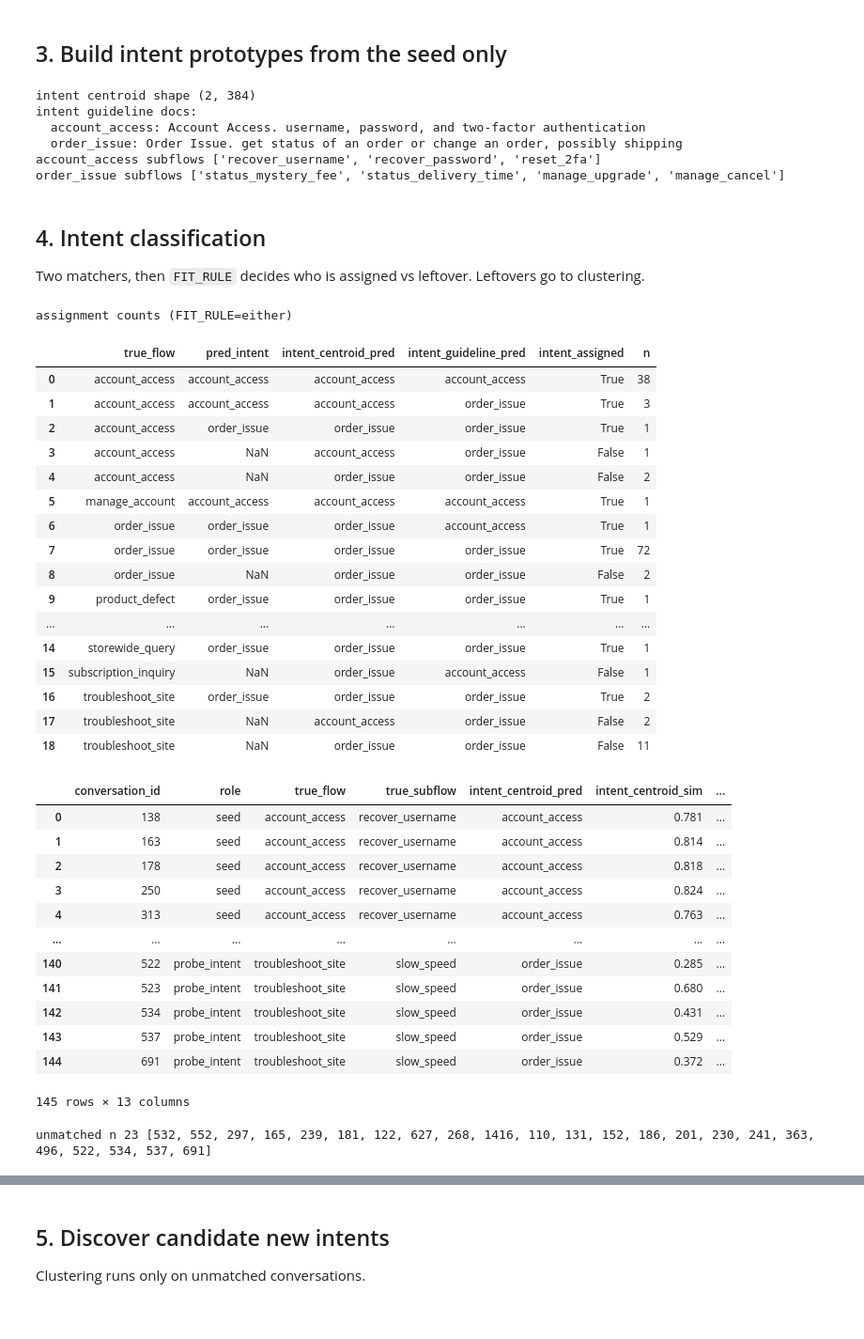
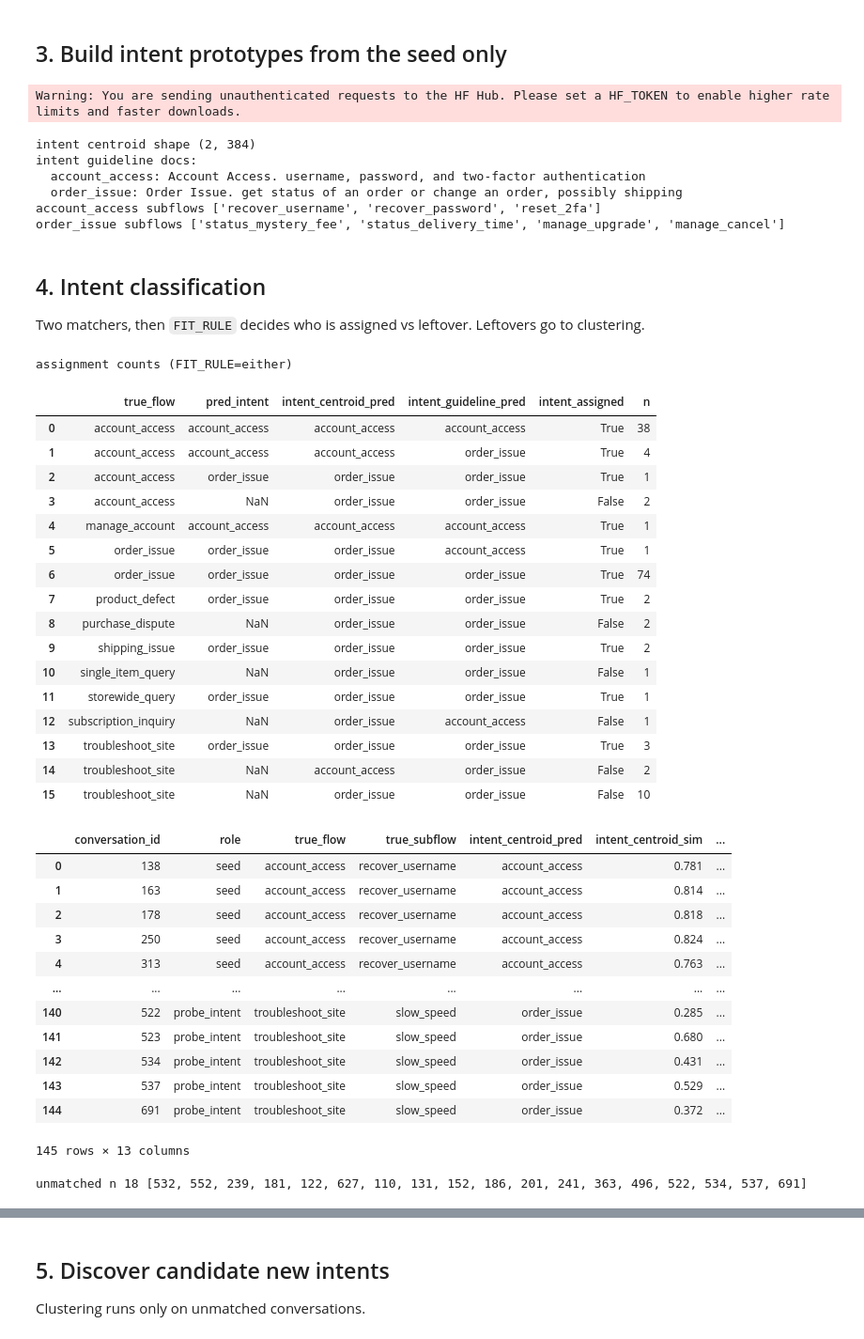
Before and after one commit to doc1000/fresh-skills, a Jupyter notebook: notebooks/scratch_multi_intent_eda_working.ipynb, the cells around one changed output, grey strips where cells are left out. Shown at 94% size. Saved outputs shown, nothing was run; the diff lists cells and outputs as text; code cells hidden in the pictures.

```diff
--- a/notebooks/scratch_multi_intent_eda_working.ipynb
+++ b/notebooks/scratch_multi_intent_eda_working.ipynb
@@ -456,7 +351,7 @@ week_emb = embed_items(week_items)
 seed_emb = embed_items(seed_items)
 
 intent_centroid = centroid_matrix(
-    seed_items, lambda c: c["scenario"]["flow"], INTENT_NAMES
+    seed_emb, [c["scenario"]["flow"] for c in seed_items], INTENT_NAMES
 )
 intent_guideline = embed_texts([guideline_intent_doc(flow) for flow in INTENT_NAMES])
 
@@ -470,34 +365,44 @@ subflow_guideline: dict[str, np.ndarray] = {}
 for flow, subflows in SEED_SUBFLOWS.items():
     seeded = [c for c in seed_items if c["scenario"]["flow"] == flow]
     subflow_centroid[flow] = centroid_matrix(
-        seeded, lambda c: c["scenario"]["subflow"], subflows
+        embed_items(seeded),
+        [c["scenario"]["subflow"] for c in seeded],
+        subflows,
     )
     subflow_guideline[flow] = embed_texts(
         [guideline_subflow_doc(flow, sf) for sf in subflows]
     )
     print(flow, "subflows", subflows)
 # %% [output]
-intent centroid shape (2, 384)
-intent guideline docs:
-  account_access: Account Access. username, password, and two-factor authentication
-  order_issue: Order Issue. get status of an order or change an order, possibly shipping
-account_access subflows ['recover_username', 'recover_password', 'reset_2fa']
-order_issue subflows ['status_mystery_fee', 'status_delivery_time', 'manage_upgrade', 'manage_cancel']
+Warning: You are sending unauthenticated requests to the HF Hub. Please set a HF_TOKEN to enable higher rate limits and faster downloads.
+intent centroid shape (2, 384)
+intent guideline docs:
+  account_access: Account Access. username, password, and two-factor authentication
+  order_issue: Order Issue. get status of an order or change an order, possibly shipping
+account_access subflows ['recover_username', 'recover_password', 'reset_2fa']
+order_issue subflows ['status_mystery_fee', 'status_delivery_time', 'manage_upgrade', 'manage_cancel']
 # %% [markdown]
 ## 4. Intent classification
 
 Two matchers, then `FIT_RULE` decides who is assigned vs leftover. Leftovers go to clustering.
 # %%
-intent_c = classify_against(week_emb, intent_centroid, INTENT_NAMES)
-intent_g = classify_against(week_emb, intent_guideline, INTENT_NAMES)
-intent_c = intent_c.add_prefix("intent_centroid_")
-intent_g = intent_g.add_prefix("intent_guideline_")
+intent_c = matches_frame(
+    classify_against(week_emb, intent_centroid, INTENT_NAMES, min_sim=MIN_SIM, min_margin=MIN_MARGIN),
+    "intent_centroid_",
+)
+intent_g = matches_frame(
+    classify_against(week_emb, intent_guideline, INTENT_NAMES, min_sim=MIN_SIM, min_margin=MIN_MARGIN),
+    "intent_guideline_",
+)
 
 intent_df = inventory.copy()
 intent_df = pd.concat([intent_df.reset_index(drop=True), intent_c, intent_g], axis=1)
-intent_df["intent_assigned"] = apply_fit_rule(
-    intent_df["intent_centroid_fits"], intent_df["intent_guideline_fits"]
-)
+intent_df["intent_assigned"] = [
+    apply_fit_rule(bool(centroid_fits), bool(guideline_fits), FIT_RULE)
+    for centroid_fits, guideline_fits in zip(
+        intent_df["intent_centroid_fits"], intent_df["intent_guideline_fits"]
+    )
+]
 intent_df["pred_intent"] = [
     resolve_label(
         bool(r.intent_centroid_fits),
@@ -506,6 +411,7 @@ intent_df["pred_intent"] = [
         bool(r.intent_guideline_fits),
         r.intent_guideline_pred,
         r.intent_guideline_sim,
+        FIT_RULE,
     )
     for r in intent_df.itertuples()
 ]
@@ -519,48 +425,48 @@ display(
     .size()
     .reset_index(name="n")
 )
 display(
     intent_df[
         [
             "conversation_id",
             "role",
             "true_flow",
             "true_subflow",
             "intent_centroid_pred",
             "intent_centroid_sim",
             "intent_centroid_margin",
             "intent_centroid_fits",
             "intent_guideline_pred",
             "intent_guideline_sim",
             "intent_guideline_margin",
             "intent_guideline_fits",
             "pred_intent",
         ]
     ]
 )
 
 unmatched_ids = intent_df.loc[~intent_df["intent_assigned"], "conversation_id"].tolist()
 unmatched_items = [by_id[i] for i in unmatched_ids]
 print("unmatched n", len(unmatched_ids), unmatched_ids)
 # %% [output]
 assignment counts (FIT_RULE=either)
 |  | true_flow | pred_intent | intent_centroid_pred | intent_guideline_pred | intent_assigned | n |
 | 0 | account_access | account_access | account_access | account_access | True | 38 |
-| 1 | account_access | account_access | account_access | order_issue | True | 3 |
+| 1 | account_access | account_access | account_access | order_issue | True | 4 |
 | 2 | account_access | order_issue | order_issue | order_issue | True | 1 |
-| 3 | account_access | NaN | account_access | order_issue | False | 1 |
-| 4 | account_access | NaN | order_issue | order_issue | False | 2 |
-| 5 | manage_account | account_access | account_access | account_access | True | 1 |
-| 6 | order_issue | order_issue | order_issue | account_access | True | 1 |
-| 7 | order_issue | order_issue | order_issue | order_issue | True | 72 |
-| 8 | order_issue | NaN | order_issue | order_issue | False | 2 |
-| 9 | product_defect | order_issue | order_issue | order_issue | True | 1 |
-| ... | ... | ... | ... | ... | ... | ... |
-| 14 | storewide_query | order_issue | order_issue | order_issue | True | 1 |
-| 15 | subscription_inquiry | NaN | order_issue | account_access | False | 1 |
-| 16 | troubleshoot_site | order_issue | order_issue | order_issue | True | 2 |
-| 17 | troubleshoot_site | NaN | account_access | order_issue | False | 2 |
-| 18 | troubleshoot_site | NaN | order_issue | order_issue | False | 11 |
+| 3 | account_access | NaN | order_issue | order_issue | False | 2 |
+| 4 | manage_account | account_access | account_access | account_access | True | 1 |
+| 5 | order_issue | order_issue | order_issue | account_access | True | 1 |
+| 6 | order_issue | order_issue | order_issue | order_issue | True | 74 |
+| 7 | product_defect | order_issue | order_issue | order_issue | True | 2 |
+| 8 | purchase_dispute | NaN | order_issue | order_issue | False | 2 |
+| 9 | shipping_issue | order_issue | order_issue | order_issue | True | 2 |
+| 10 | single_item_query | NaN | order_issue | order_issue | False | 1 |
+| 11 | storewide_query | order_issue | order_issue | order_issue | True | 1 |
+| 12 | subscription_inquiry | NaN | order_issue | account_access | False | 1 |
+| 13 | troubleshoot_site | order_issue | order_issue | order_issue | True | 3 |
+| 14 | troubleshoot_site | NaN | account_access | order_issue | False | 2 |
+| 15 | troubleshoot_site | NaN | order_issue | order_issue | False | 10 |
 |  | conversation_id | role | true_flow | true_subflow | intent_centroid_pred | intent_centroid_sim | ... |
 | 0 | 138 | seed | account_access | recover_username | account_access | 0.781 | ... |
 | 1 | 163 | seed | account_access | recover_username | account_access | 0.814 | ... |
@@ -574,7 +480,7 @@ assignment counts (FIT_RULE=either)
 | 143 | 537 | probe_intent | troubleshoot_site | slow_speed | order_issue | 0.529 | ... |
 | 144 | 691 | probe_intent | troubleshoot_site | slow_speed | order_issue | 0.372 | ... |
 145 rows × 13 columns
-unmatched n 23 [532, 552, 297, 165, 239, 181, 122, 627, 268, 1416, 110, 131, 152, 186, 201, 230, 241, 363, 496, 522, 534, 537, 691]
+unmatched n 18 [532, 552, 239, 181, 122, 627, 110, 131, 152, 186, 201, 241, 363, 496, 522, 534, 537, 691]
 # %%
 intent_df.head()
 # %% [output]
```
Also changed, not shown: parts of 14 cells of this notebook, 9 other files.
